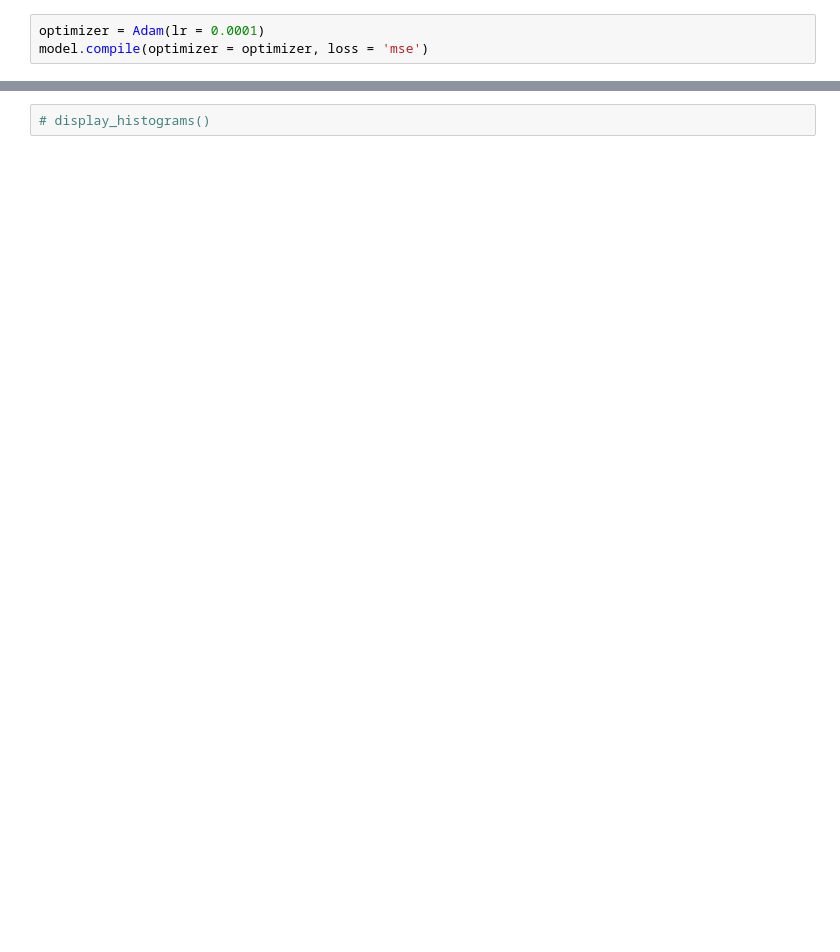
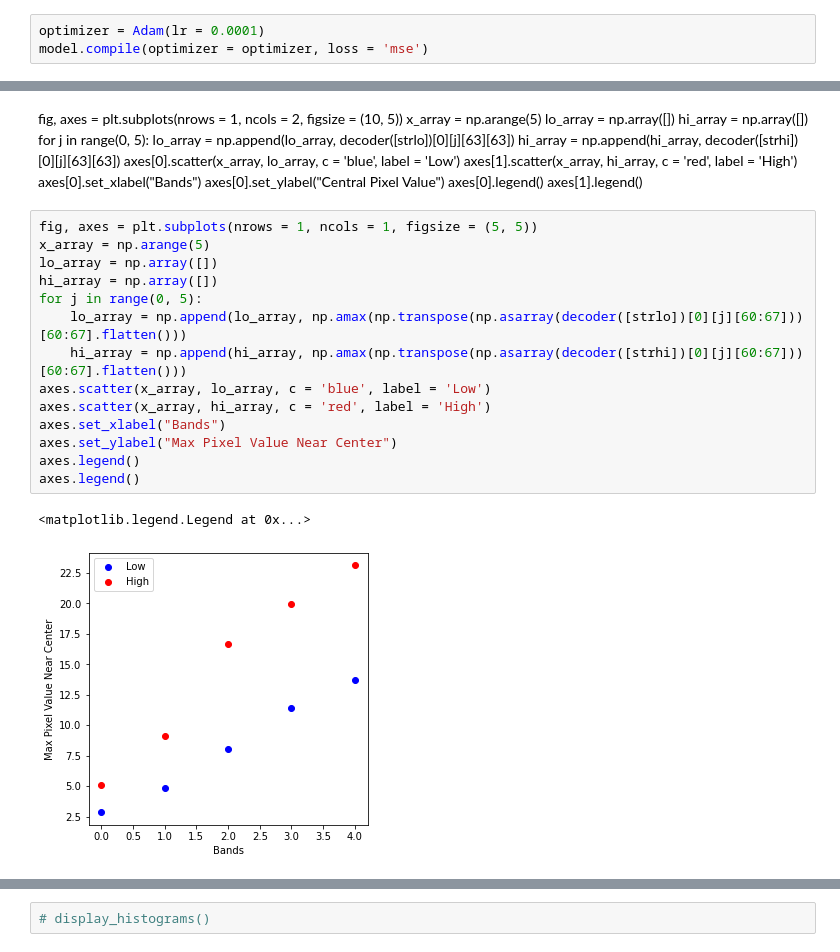
Before and after one commit to astrodatalab/photoz, a Jupyter notebook: code/generative_modeling/CVAE - Billy - Full.ipynb, the cells around one changed output, grey strips where cells are left out. Cells and saved outputs as stored; diff of their text form; blank space fills up the shorter version.

```diff
--- a/code/generative_modeling/CVAE - Billy - Full.ipynb
+++ b/code/generative_modeling/CVAE - Billy - Full.ipynb
@@ -251,3 +375,34 @@ plt.show()
+# %% [markdown]
+fig, axes = plt.subplots(nrows = 1, ncols = 2, figsize = (10, 5))
+x_array = np.arange(5)
+lo_array = np.array([])
+hi_array = np.array([])
+for j in range(0, 5):
+    lo_array = np.append(lo_array, decoder([strlo])[0][j][63][63])
+    hi_array = np.append(hi_array, decoder([strhi])[0][j][63][63])
+axes[0].scatter(x_array, lo_array, c = 'blue', label = 'Low')
+axes[1].scatter(x_array, hi_array, c = 'red', label = 'High')
+axes[0].set_xlabel("Bands")
+axes[0].set_ylabel("Central Pixel Value")
+axes[0].legend()
+axes[1].legend()
+# %%
+fig, axes = plt.subplots(nrows = 1, ncols = 1, figsize = (5, 5))
+x_array = np.arange(5)
+lo_array = np.array([])
+hi_array = np.array([])
+for j in range(0, 5):
+    lo_array = np.append(lo_array, np.amax(np.transpose(np.asarray(decoder([strlo])[0][j][60:67]))[60:67].flatten()))
+    hi_array = np.append(hi_array, np.amax(np.transpose(np.asarray(decoder([strhi])[0][j][60:67]))[60:67].flatten()))
+axes.scatter(x_array, lo_array, c = 'blue', label = 'Low')
+axes.scatter(x_array, hi_array, c = 'red', label = 'High')
+axes.set_xlabel("Bands")
+axes.set_ylabel("Max Pixel Value Near Center")
+axes.legend()
+axes.legend()
+# %% [output]
+<matplotlib.legend.Legend at 0x...>
+[figure, added]
 # %%
 for j in range(3, 80):
     for i in range(0, 512):
```
Also changed, not shown: parts of 41 cells of this notebook, 7 other files.
